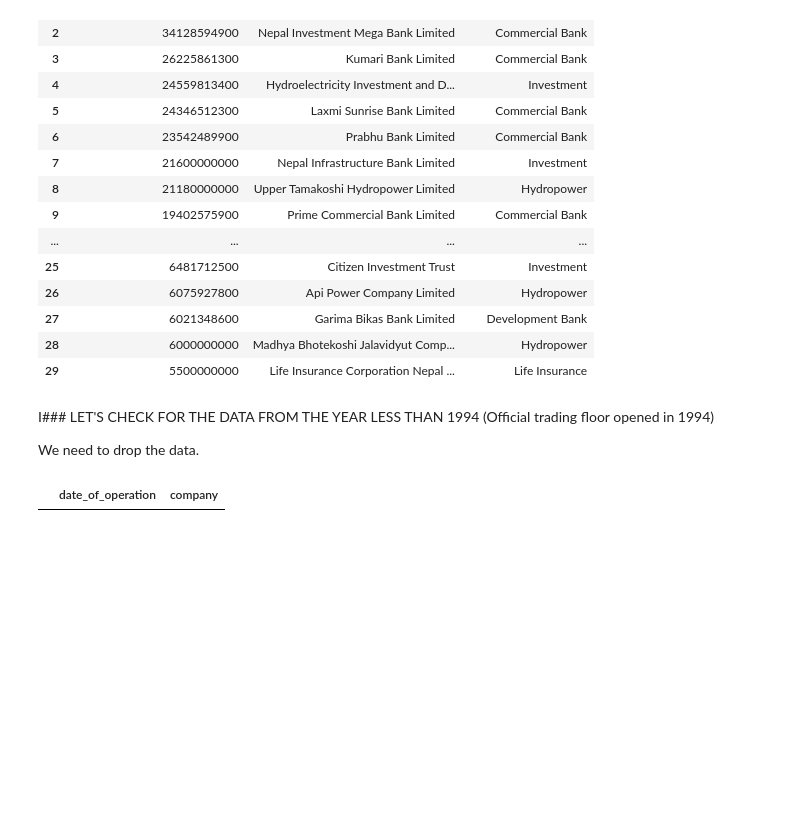
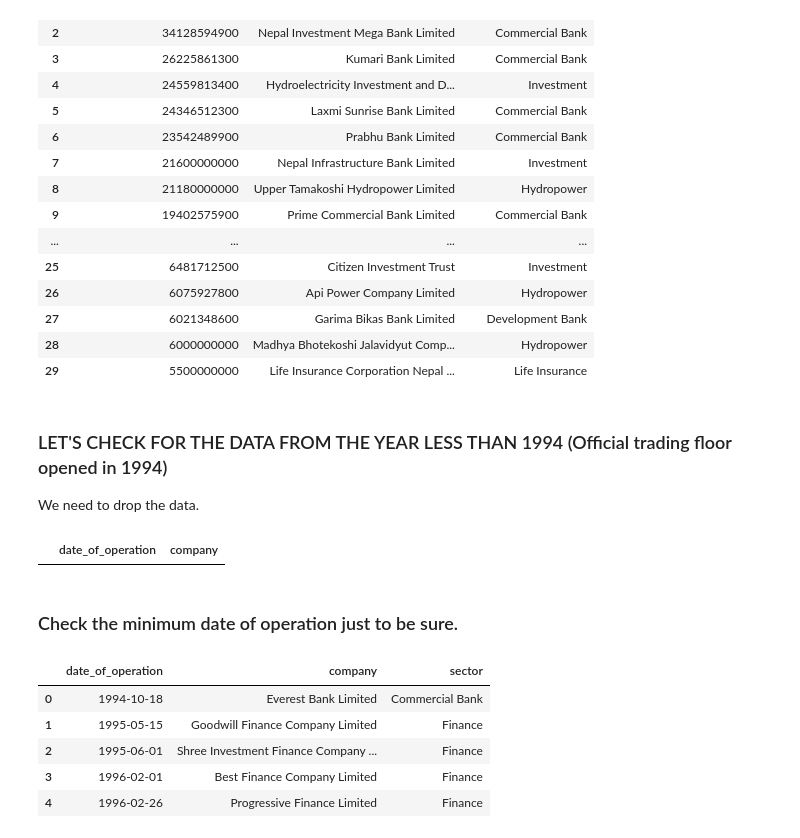
Before and after one commit to Aavash232311/BullsOfKathmandu, a Jupyter notebook: stock_analysis.ipynb, the cells around one changed output. Drawn from its saved outputs; the diff is of its cells as text; code cells hidden in the pictures; blank space fills up the shorter version.

```diff
--- a/stock_analysis.ipynb
+++ b/stock_analysis.ipynb
@@ -124,7 +124,7 @@ ORDER BY total_paid_up_capital_rs_sector DESC LIMIT 30;
 | 28 | 6000000000 | Madhya Bhotekoshi Jalavidyut Comp... | Hydropower |
 | 29 | 5500000000 | Life Insurance Corporation Nepal ... | Life Insurance |
 # %% [markdown]
-I### LET'S CHECK FOR THE DATA FROM THE YEAR LESS THAN 1994 (Official trading floor opened in 1994)
+### LET'S CHECK FOR THE DATA FROM THE YEAR LESS THAN 1994 (Official trading floor opened in 1994)
 
 We need to drop the data.
 # %%
@@ -138,3 +138,18 @@ ORDER BY date_of_operation ASC;
 # %%
 %%sql
 DELETE FROM company_list WHERE date_of_operation < '1994-01-13'
+# %% [markdown]
+### Check the minimum date of operation just to be sure.
+# %%
+%%sql
+SELECT date_of_operation, company, sector
+    FROM company_list
+ORDER BY date_of_operation ASC
+LIMIT 5;
+# %% [output]
+|  | date_of_operation | company | sector |
+| 0 | 1994-10-18 | Everest Bank Limited | Commercial Bank |
+| 1 | 1995-05-15 | Goodwill Finance Company Limited | Finance |
+| 2 | 1995-06-01 | Shree Investment Finance Company ... | Finance |
+| 3 | 1996-02-01 | Best Finance Company Limited | Finance |
+| 4 | 1996-02-26 | Progressive Finance Limited | Finance |
```
Also changed, not shown: parts of 3 cells of this notebook.
